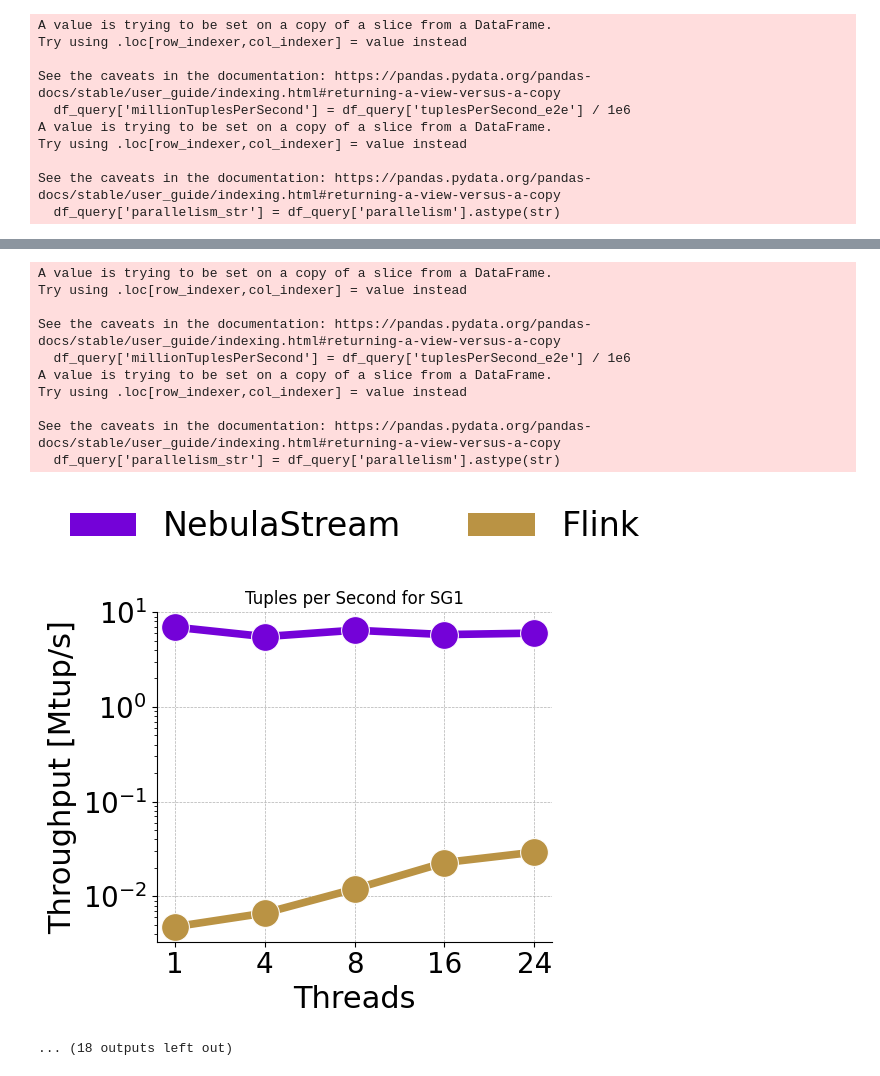
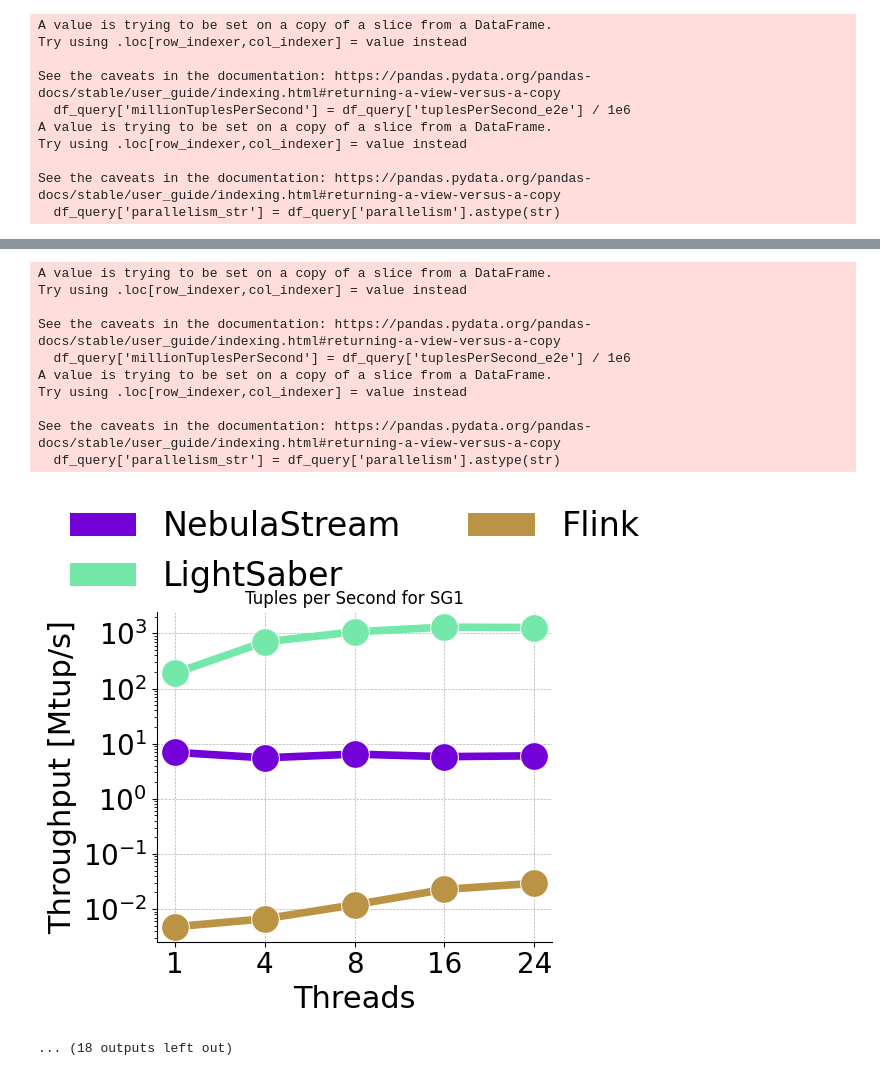
Before and after one commit to keyseven123/engine-statemanagement-paper, a Jupyter notebook: scripts/benchmarking/e2e/plots/SystemComparisonPlots.ipynb, the cells around one changed output, grey strips where cells are left out. Saved outputs shown, nothing was run; the diff lists cells and outputs as text; code cells hidden in the pictures.

```diff
--- a/scripts/benchmarking/e2e/plots/SystemComparisonPlots.ipynb
+++ b/scripts/benchmarking/e2e/plots/SystemComparisonPlots.ipynb
@@ -29,12 +29,10 @@ def create_speedup_message(patches_groups, baseline_group):
 df_nes = pd.read_csv("nebulastream_e2e.csv")
 df_flink = pd.read_csv("flink_e2e.csv")
 df_lightsaber = pd.read_csv("lightsaber_e2e.csv")
-df_spark = pd.read_csv("spark_streaming_e2e.csv")
 
 df_nes['system'] = 'NebulaStream'
 df_flink['system'] = 'Flink'
 df_lightsaber['system'] = 'LightSaber'
-df_spark['system'] = 'Spark'
 
 # Rename columns for consistency
 df_nes = df_nes.rename(columns={'numberOfWorkerThreads': 'parallelism', 'tuplesPerSecond': 'tuplesPerSecond_e2e', 'tuplesPerSecond_listener': 'tuplesPerSecond'})
@@ -42,43 +40,21 @@ df_flink = df_flink.rename(columns={'numOfRecords': 'numberOfRecords'})
 df_flink['tuplesPerSecond_e2e'] = df_flink['tuplesPerSecond']
 df_lightsaber = df_lightsaber.rename(columns={'numOfRecords': 'numberOfRecords'})
 df_lightsaber['tuplesPerSecond_e2e'] = df_lightsaber['tuplesPerSecond']
-df_spark['tuplesPerSecond_e2e'] = df_spark['tuplesPerSecond']
-
-# Rename query name in spark to have consistent query_names
-df_spark["query_name"] = df_spark["query_name"].replace({
-    "Nexmark_multiple_GB_of_Bids:2": r"NM1",
-    "Nexmark_multiple_GB_of_Bids:3": r"NM2",
-    "Nexmark_multiple_GB_of_Bids:4": r"NM5",
-    "Nexmark_multiple_GB_of_Bids:5": r"NM8",
-    "Nexmark_multiple_GB_of_Bids:6": r"NM8_Variant",
-    "YahooStreamingBenchmark_more_data:1": r"YSB1k",
-    "LinearRoadBenchmark:1": r"LRB1",
-    "LinearRoadBenchmark:2": r"LRB2",
-    "SmartGrid:1": r"SG1",
-    "SmartGrid:2": r"SG2",
-    "SmartGrid:3": r"SG3",
-    "Manufacturing:1": r"MA",
-    "ClusterMonitoring:1": r"CM1",
-    "ClusterMonitoring:3": r"CM2",
-}, regex=True)
-
 
 # Concatenate the dataframes
 df_concatenated = pd.concat([df_nes, df_flink], ignore_index=True)
 df_concatenated = pd.concat([df_concatenated, df_lightsaber], ignore_index=True)
-df_concatenated = pd.concat([df_concatenated, df_spark], ignore_index=True)
 
 # Create directory if it doesn't exist
 output_dir = 'system_comparison'
 os.makedirs(output_dir, exist_ok=True)
 
-hue_order = ['NebulaStream', 'LightSaber', 'Flink', 'Spark']
-custom_palette = ["#7402d8", "#74e8a8", "#ba9344", "#e25a1c"]
+hue_order = ['NebulaStream', 'LightSaber', 'Flink']
+custom_palette = ["#7402d8", "#74e8a8", "#ba9344"]
 legend_handles = [
     Patch(facecolor=custom_palette[0], label='NebulaStream'),
     Patch(facecolor=custom_palette[1], label='LightSaber'),
-    Patch(facecolor=custom_palette[2], label='Flink'),
-    Patch(facecolor=custom_palette[3], label='Spark')
+    Patch(facecolor=custom_palette[2], label='Flink')
 ]
 
 df_concatenated['query_name'] = df_concatenated['query_name'].str.replace('NM8_Variant', 'NM8\n(Variant)')
@@ -189,9 +260,7 @@ plt.close()
 queries = df_concatenated['query_name'].unique()
 cacheType = "SECOND_CHANCE"
 df_filtered = df_concatenated
-#df_filtered = df_filtered[(df_filtered['system'] == 'Spark') | (df_filtered['system'] == 'LightSaber') | (df_filtered['system'] == 'Flink') | ((df_filtered['system'] == 'NebulaStream') & (df_filtered['sliceCacheType'] == cacheType))]
-#df_filtered = df_filtered[(df_filtered['system'] == 'LightSaber') | (df_filtered['system'] == 'Flink') | ((df_filtered['system'] == 'NebulaStream') & (df_filtered['sliceCacheType'] == cacheType))]
-df_filtered = df_filtered[(df_filtered['system'] == 'Flink') | ((df_filtered['system'] == 'NebulaStream') & (df_filtered['sliceCacheType'] == cacheType))]
+df_filtered = df_filtered[(df_filtered['system'] == 'LightSaber') | (df_filtered['system'] == 'Flink') | ((df_filtered['system'] == 'NebulaStream') & (df_filtered['sliceCacheType'] == cacheType))]
 df_filtered = df_filtered[df_filtered['parallelism'].isin([1, 4, 8, 16, 24])]
 
 for query in queries:
@@ -298,23 +367,23 @@ See the caveats in the documentation: https://pandas.pydata.org/pandas-docs/stab
 A value is trying to be set on a copy of a slice from a DataFrame.
 Try using .loc[row_indexer,col_indexer] = value instead
 
 See the caveats in the documentation: https://pandas.pydata.org/pandas-docs/stable/user_guide/indexing.html#returning-a-view-versus-a-copy
   df_query['millionTuplesPerSecond'] = df_query['tuplesPerSecond_e2e'] / 1e6
 A value is trying to be set on a copy of a slice from a DataFrame.
 Try using .loc[row_indexer,col_indexer] = value instead
 
 See the caveats in the documentation: https://pandas.pydata.org/pandas-docs/stable/user_guide/indexing.html#returning-a-view-versus-a-copy
   df_query['parallelism_str'] = df_query['parallelism'].astype(str)
 [figure]
 A value is trying to be set on a copy of a slice from a DataFrame.
 Try using .loc[row_indexer,col_indexer] = value instead
 
 See the caveats in the documentation: https://pandas.pydata.org/pandas-docs/stable/user_guide/indexing.html#returning-a-view-versus-a-copy
   df_query['millionTuplesPerSecond'] = df_query['tuplesPerSecond_e2e'] / 1e6
 A value is trying to be set on a copy of a slice from a DataFrame.
 Try using .loc[row_indexer,col_indexer] = value instead
 
 See the caveats in the documentation: https://pandas.pydata.org/pandas-docs/stable/user_guide/indexing.html#returning-a-view-versus-a-copy
   df_query['parallelism_str'] = df_query['parallelism'].astype(str)
-[figure, old version]
+[figure, new version]
 ... (18 outputs left out)
```
Also changed, not shown: parts of 4 cells of this notebook, 5 other files.
